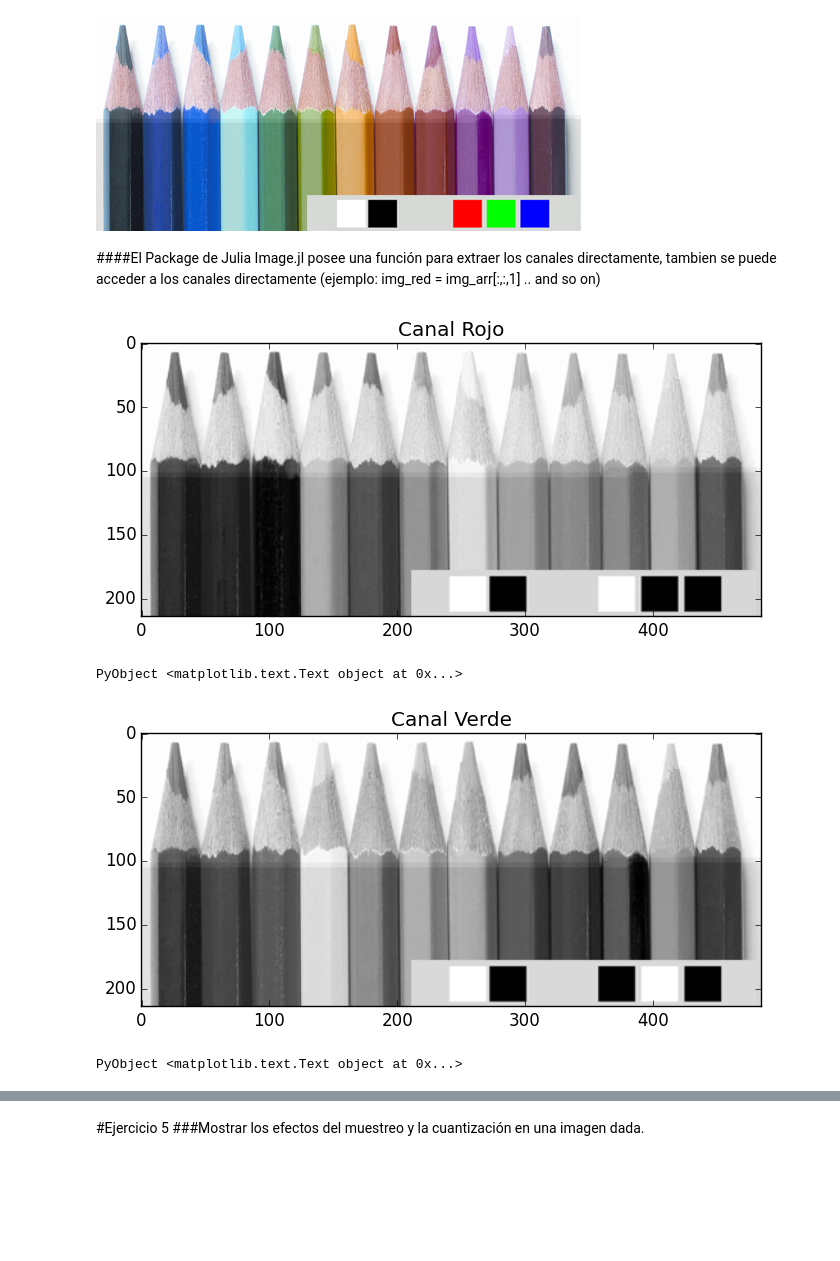
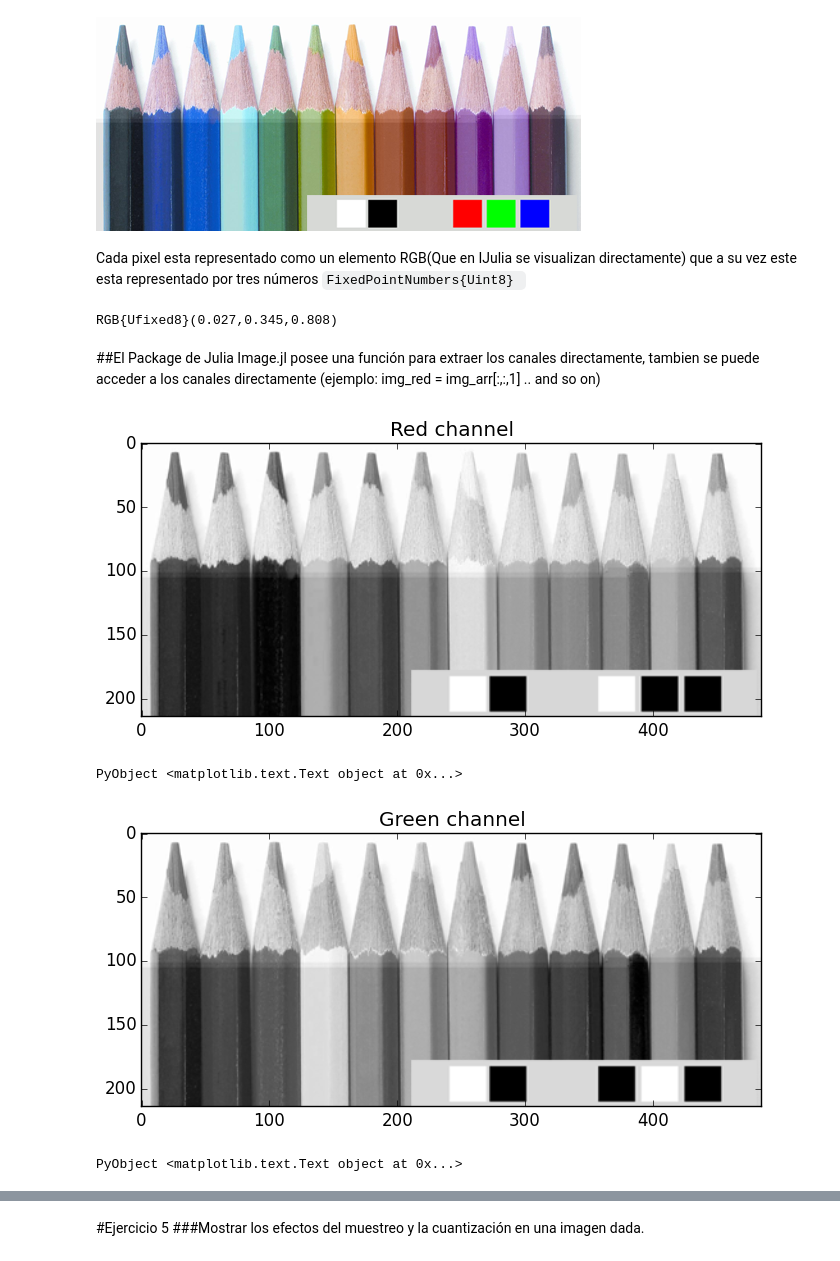
Before and after one commit to elsuizo/Practicas_vision, a Jupyter notebook: Practica1/Julia/practica1.ipynb, the cells around one changed output, grey strips where cells are left out. Drawn from its saved outputs; the diff is of its cells as text; code cells hidden in the pictures; blank space fills up the shorter version.

Commit message:
Julia y Python listo

````diff
--- a/Practica1/Julia/practica1.ipynb
+++ b/Practica1/Julia/practica1.ipynb
@@ -102,27 +114,32 @@ path1 = "../Imagenes/Lapices.bmp";
 img_pens = Images.imread(path1)
 # %% [output]
 [figure]
+# %% [markdown]
+Cada pixel esta representado como un elemento RGB(Que en IJulia se visualizan directamente) que a su vez este esta representado por tres números ```FixedPointNumbers{Uint8} ```
+# %%
+color = img_pens[101,137]
+# %% [output]
+RGB{Ufixed8}(0.027,0.345,0.808)
 # %% [markdown]
-####El Package de Julia Image.jl posee una función para extraer los canales directamente, tambien se puede acceder a los canales directamente (ejemplo: img_red = img_arr[:,:,1] .. and so on)
+##El Package de Julia Image.jl posee una función para extraer los canales directamente, tambien se puede acceder a los canales directamente (ejemplo: img_red = img_arr[:,:,1] .. and so on)
 # %%
 # extract the red channel
 img_red = Images.red(img_pens);
 # %%
 # The transpose is for pyplot display
 PyPlot.imshow(img_red',cmap="gray")
-PyPlot.title("Canal Rojo")
+PyPlot.title("Red channel")
 # %% [output]
-[figure, old version]
+[figure, new version]
 PyObject <matplotlib.text.Text object at 0x...>
 # %%
 # extract the green channel
 img_green = Images.green(img_pens);
 # %%
-
 PyPlot.imshow(img_green',cmap="gray")
-PyPlot.title("Canal Verde")
+PyPlot.title("Green channel")
 # %% [output]
-[figure, old version]
+[figure, new version]
 PyObject <matplotlib.text.Text object at 0x...>
 # %%
 # extract the blue channel
````
Also changed, not shown: parts of 10 cells of this notebook, 2 other files.
